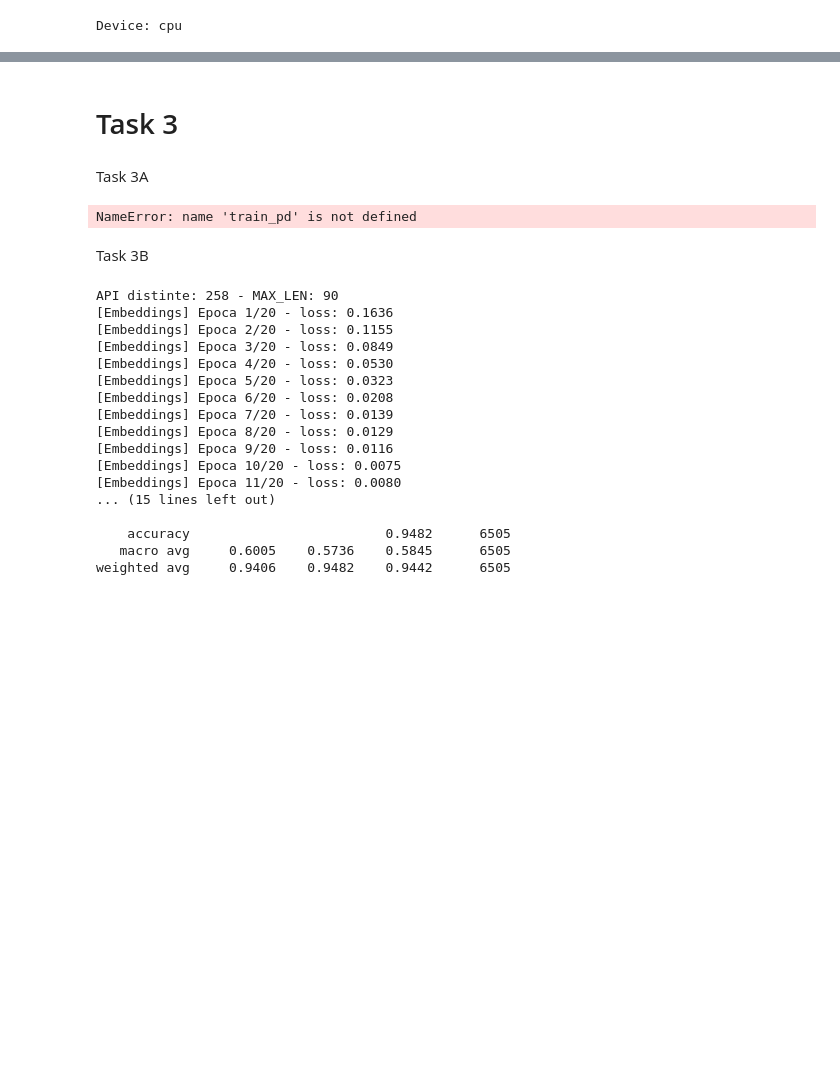
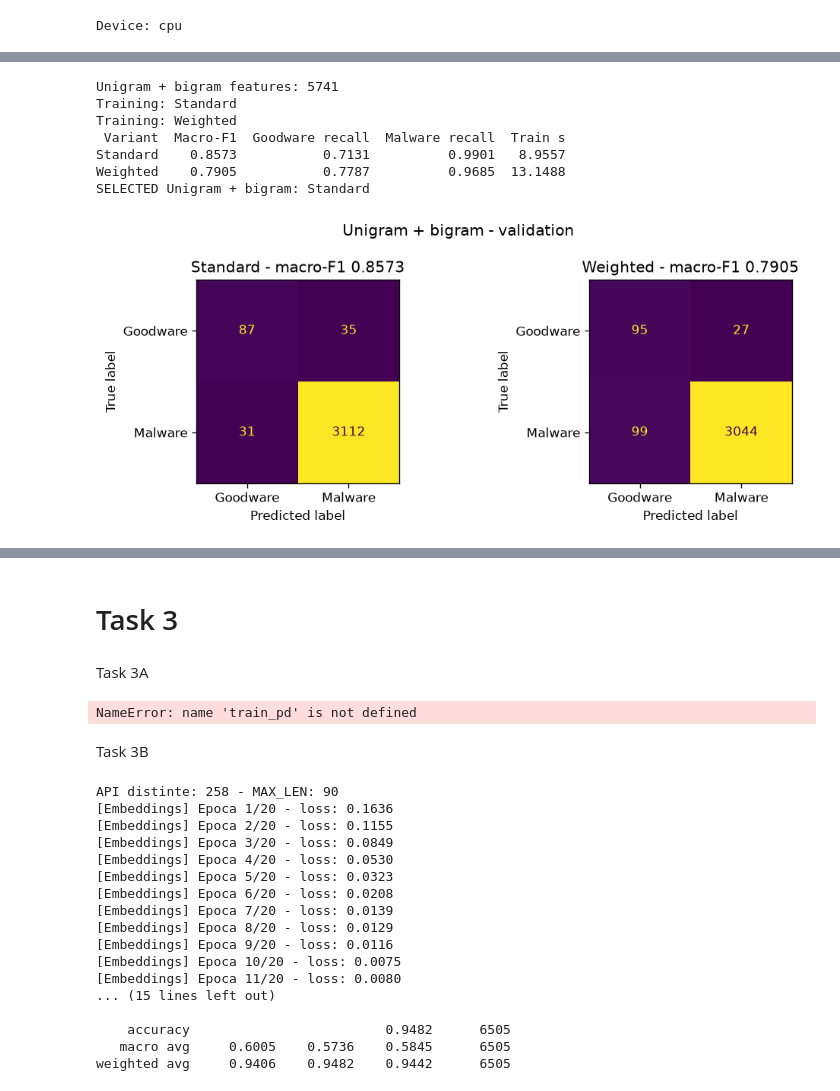
Before and after one commit to HaxelThePenguine/AI-Cybersecurity_labs2026, a Jupyter notebook: Lab_02/lab2.ipynb, the cells around one changed output, grey strips where cells are left out. Saved outputs shown, nothing was run; the diff lists cells and outputs as text; code cells hidden in the pictures; blank space fills up the shorter version.

Commit message:
Cleaning + Selection (obv Bigram 2B)

```diff
--- a/Lab_02/lab2.ipynb
+++ b/Lab_02/lab2.ipynb
@@ -453,0 +317,76 @@ weighted avg     0.9812    0.9819    0.9815      3265
+# %%
+# 1. Count APIs: learn the vocabulary on training only.
+vectorizer_bi = CountVectorizer(
+    tokenizer=identity,
+    token_pattern=None,
+    lowercase=False,
+    ngram_range=(1, 2),
+)
+X_train = vectorizer_bi.fit_transform(train_split["api_call_sequence"]).toarray()
+X_val = vectorizer_bi.transform(val_split["api_call_sequence"]).toarray()
+
+# 2. Compress large counts, then scale using TRAINING statistics only.
+X_train = np.log1p(X_train)
+X_val = np.log1p(X_val)
+scaler_bi = StandardScaler()
+X_train = scaler_bi.fit_transform(X_train)
+X_val = scaler_bi.transform(X_val)
+
+# 3. Labels stay separate. PyTorch needs float32 input tensors.
+y_train = train_split["is_malware"].to_numpy()
+y_val = val_split["is_malware"].to_numpy()
+X_train_t = torch.tensor(X_train, dtype=torch.float32)
+y_train_t = torch.tensor(y_train, dtype=torch.float32)
+X_val_t = torch.tensor(X_val, dtype=torch.float32, device=device)
+print("Unigram + bigram features:", X_train.shape[1])
+
+# 4. Compare Standard and Weighted with the SAME data and settings.
+models_bi = {}
+validation_rows = []
+fig, axes = plt.subplots(1, 2, figsize=(9, 3.5))
+
+for index, (name, use_weights) in enumerate(variants):
+    print("Training:", name)
+    model, seconds = train_variant(X_train_t, y_train_t, use_weights)
+
+    predictions = predict_labels(model, X_val_t)
+
+    report = classification_report(y_val, predictions, output_dict=True, zero_division=0)
+    macro_f1 = report["macro avg"]["f1-score"]
+    goodware_recall = report["0"]["recall"]
+    malware_recall = report["1"]["recall"]
+
+    models_bi[name] = model
+    validation_rows.append({
+        "Variant": name,
+        "Macro-F1": macro_f1,
+        "Goodware recall": goodware_recall,
+        "Malware recall": malware_recall,
+        "Train s": seconds,
+    })
+
+    ConfusionMatrixDisplay.from_predictions(
+        y_val, predictions, labels=[0, 1],
+        display_labels=["Goodware", "Malware"], ax=axes[index], colorbar=False,
+    )
+    axes[index].set_title(f"{name} - macro-F1 {macro_f1:.4f}")
+
+fig.suptitle("Unigram + bigram - validation")
+plt.tight_layout()
+plt.show()
+
+# 5. Keep the variant with the highest VALIDATION macro-F1.
+results_bi = pd.DataFrame(validation_rows)
+best_bi = results_bi.loc[results_bi["Macro-F1"].idxmax()]
+model_bi = models_bi[best_bi["Variant"]]
+print(results_bi.round(4).to_string(index=False))
+print("SELECTED Unigram + bigram:", best_bi["Variant"])
+# %% [output]
+Unigram + bigram features: 5741
+Training: Standard
+Training: Weighted
+ Variant  Macro-F1  Goodware recall  Malware recall  Train s
+Standard    0.8573           0.7131          0.9901   8.9557
+Weighted    0.7905           0.7787          0.9685  13.1488
+SELECTED Unigram + bigram: Standard
+[figure, added]
```
Also changed, not shown: parts of 31 cells of this notebook, 2 other files.
